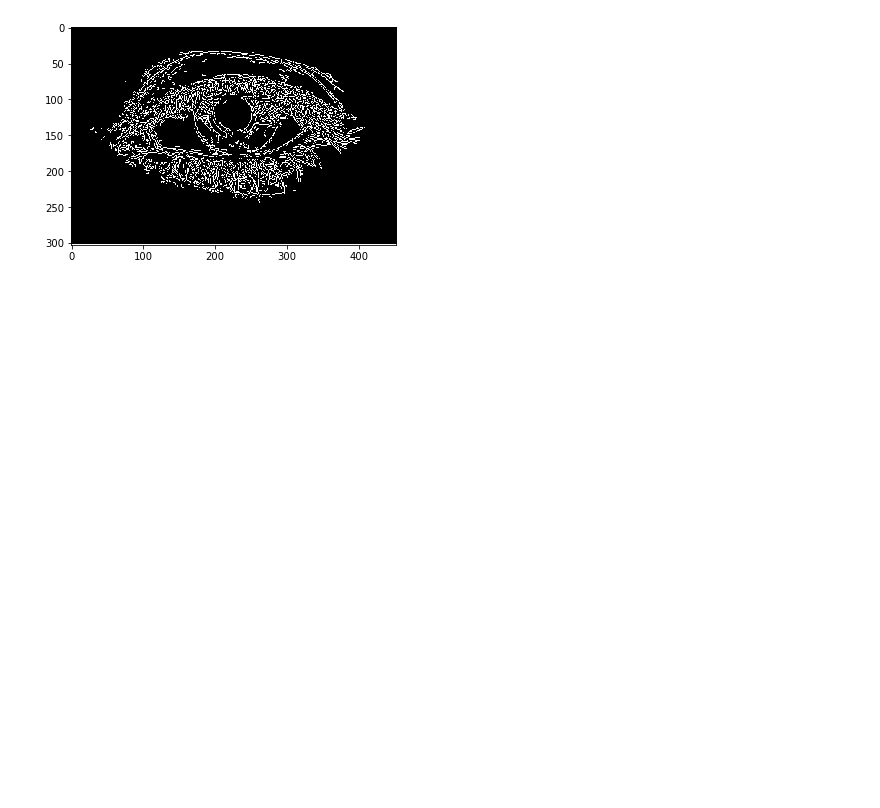
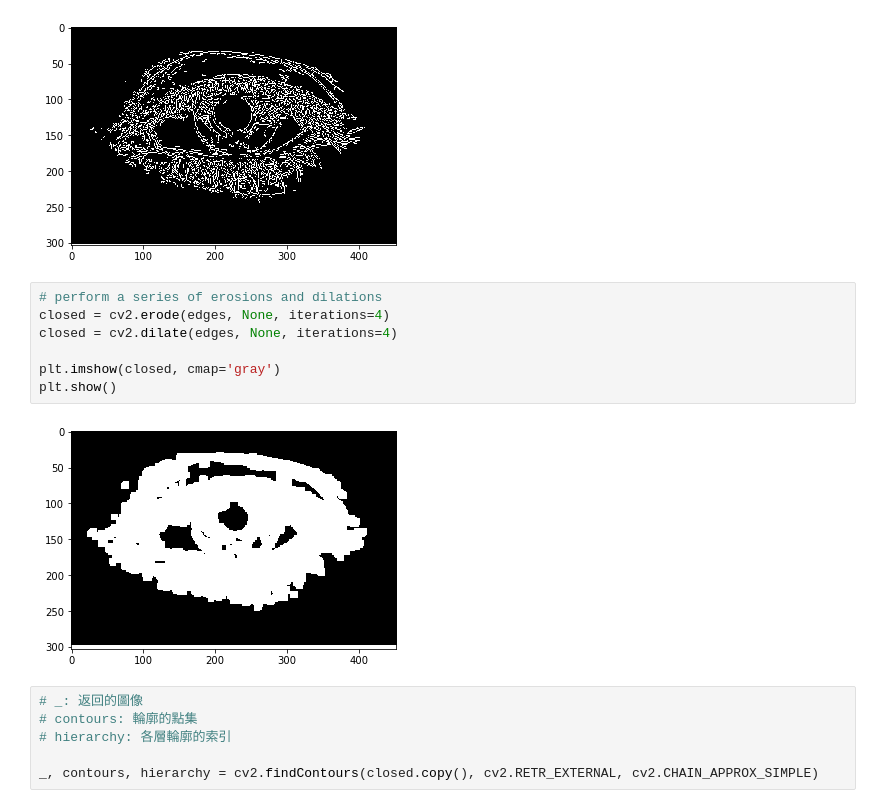
Before and after one commit to music1353/Face-Recognition, a Jupyter notebook: Eyelid Recognition.ipynb, the cells around one changed output. Cells and saved outputs as stored; diff of their text form; blank space fills up the shorter version.

Commit message:
detect edge then draw

```diff
--- a/Eyelid Recognition.ipynb
+++ b/Eyelid Recognition.ipynb
@@ -85,3 +85,18 @@ plt.imshow(edges, cmap='gray')
 plt.show()
 # %% [output]
 [figure]
+# %%
+# perform a series of erosions and dilations
+closed = cv2.erode(edges, None, iterations=4)
+closed = cv2.dilate(edges, None, iterations=4)
+
+plt.imshow(closed, cmap='gray')
+plt.show()
+# %% [output]
+[figure, added]
+# %%
+# _: 返回的圖像
+# contours: 輪廓的點集
+# hierarchy: 各層輪廓的索引
+
+_, contours, hierarchy = cv2.findContours(closed.copy(), cv2.RETR_EXTERNAL, cv2.CHAIN_APPROX_SIMPLE)
```
Also changed, not shown: parts of 2 cells of this notebook.
